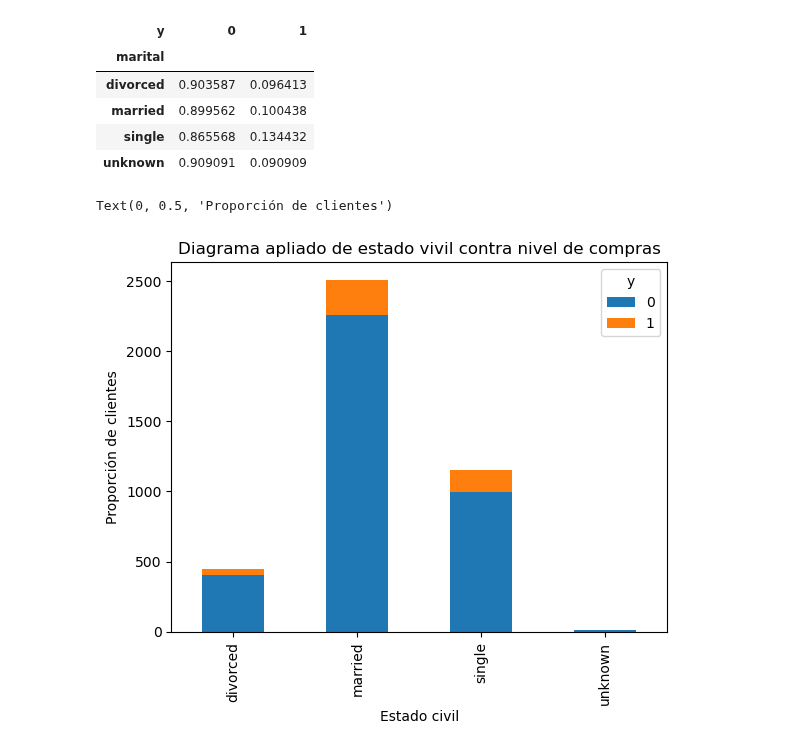
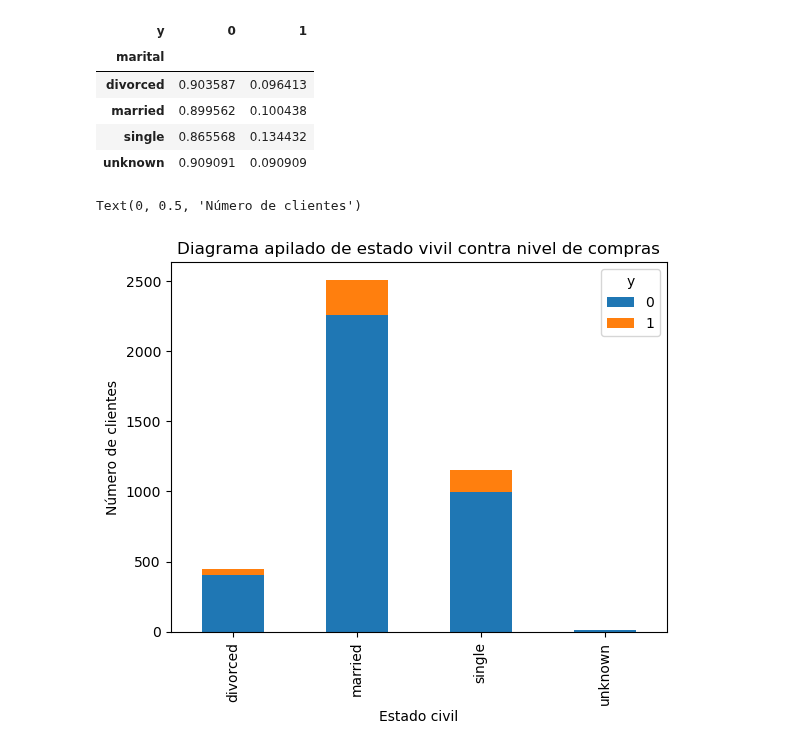
Before and after one commit to Chefi/python-ml-course, a Jupyter notebook: notebooks/Regresion Logistica Mi Notebook.ipynb, the cells around one changed output. Drawn from its saved outputs; the diff is of its cells as text; code cells hidden in the pictures.

```diff
--- a/notebooks/Regresion Logistica Mi Notebook.ipynb
+++ b/notebooks/Regresion Logistica Mi Notebook.ipynb
@@ -671,9 +671,9 @@ table.div(table.sum(1).astype(float),axis=0) #Proporción de filas
 # %%
 table.div(table.sum(1).astype(float),axis=0)
 table.plot(kind = "bar", stacked = True)
-plt.title("Diagrama apliado de estado vivil contra nivel de compras")
+plt.title("Diagrama apilado de estado vivil contra nivel de compras")
 plt.xlabel("Estado civil")
-plt.ylabel("Proporción de clientes")
+plt.ylabel("Número de clientes")
 # %% [output]
-Text(0, 0.5, 'Proporción de clientes')
+Text(0, 0.5, 'Número de clientes')
-[figure, old version]
+[figure, new version]
```
Also changed, not shown: parts of 20 cells of this notebook.
